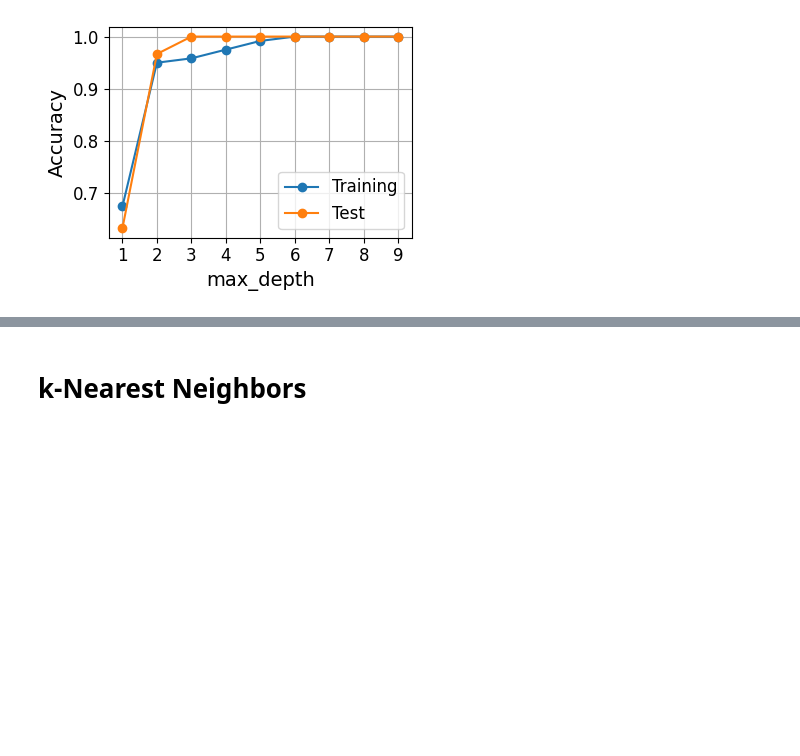
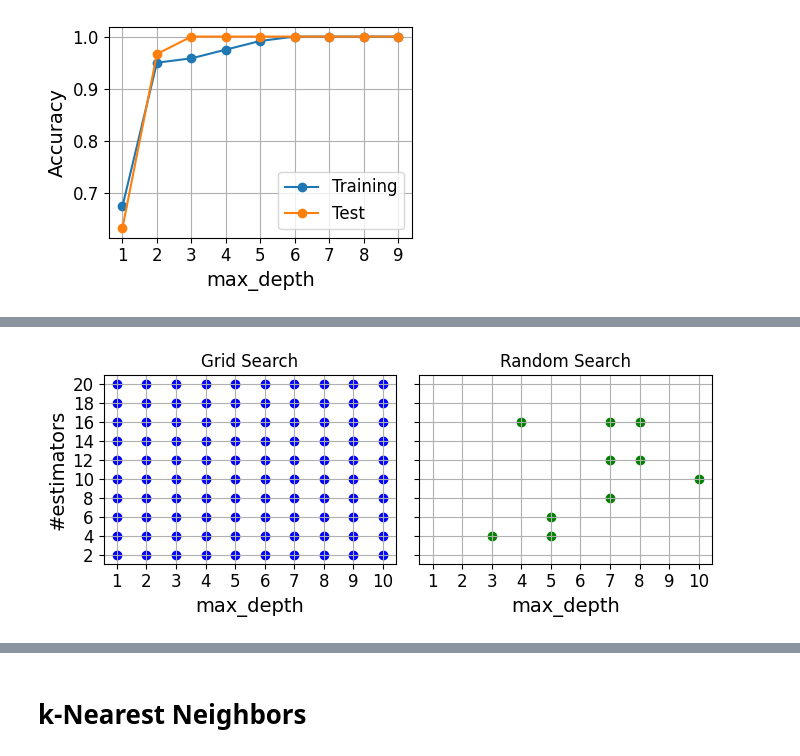
Before and after one commit to w4bo/AA2425-unibo-mldm, a Jupyter notebook: slides/06-modeling.ipynb, the cells around one changed output, grey strips where cells are left out. Drawn from its saved outputs; the diff is of its cells as text; code cells hidden in the pictures; blank space fills up the shorter version.

```diff
--- a/slides/06-modeling.ipynb
+++ b/slides/06-modeling.ipynb
@@ -478,0 +555,35 @@ plt.tight_layout()
+# %%
+#| echo: false
+
+# Creating a hypothetical 2D dataset of max_depth and min_samples_split
+max_depth_range = np.linspace(1, 10, 10)  # 10 values for max_depth
+min_samples_split_range = np.linspace(2, 20, 10)  # 10 values for min_samples_split
+
+# Generate grid points for grid search
+grid_max_depth, grid_min_split = np.meshgrid(max_depth_range, min_samples_split_range)
+grid_points = np.c_[grid_max_depth.ravel(), grid_min_split.ravel()]
+
+np.random.seed(seed)
+# Randomly sample points for random search
+random_points = np.array([np.random.choice(max_depth_range, 10), np.random.choice(min_samples_split_range, 10)]).T
+
+# Plotting the grid search and random search scatter plots
+fig, (ax1, ax2) = plt.subplots(1, 2, figsize=(7, 3), sharex=True, sharey=True)
+
+# Scatter plot for grid search
+ax1.scatter(grid_points[:, 0], grid_points[:, 1], color='blue', label='Grid Search Points')
+ax1.set_title('Grid Search')
+ax1.set_xlabel('max_depth')
+ax1.set_ylabel('#estimators')
+ax1.grid(True)
+
+# Scatter plot for random search
+ax2.scatter(random_points[:, 0], random_points[:, 1], color='green', label='Random Search Points')
+ax2.set_title('Random Search')
+ax2.set_xlabel('max_depth')
+ax2.set_yticks(list(range(2, 22, 2)))
+ax2.set_xticks(list(range(1, 11)))
+ax2.grid(True)
+fig.tight_layout()
+# %% [output]
+[figure, added]
```
Also changed, not shown: parts of 10 cells of this notebook, 2 other files.
